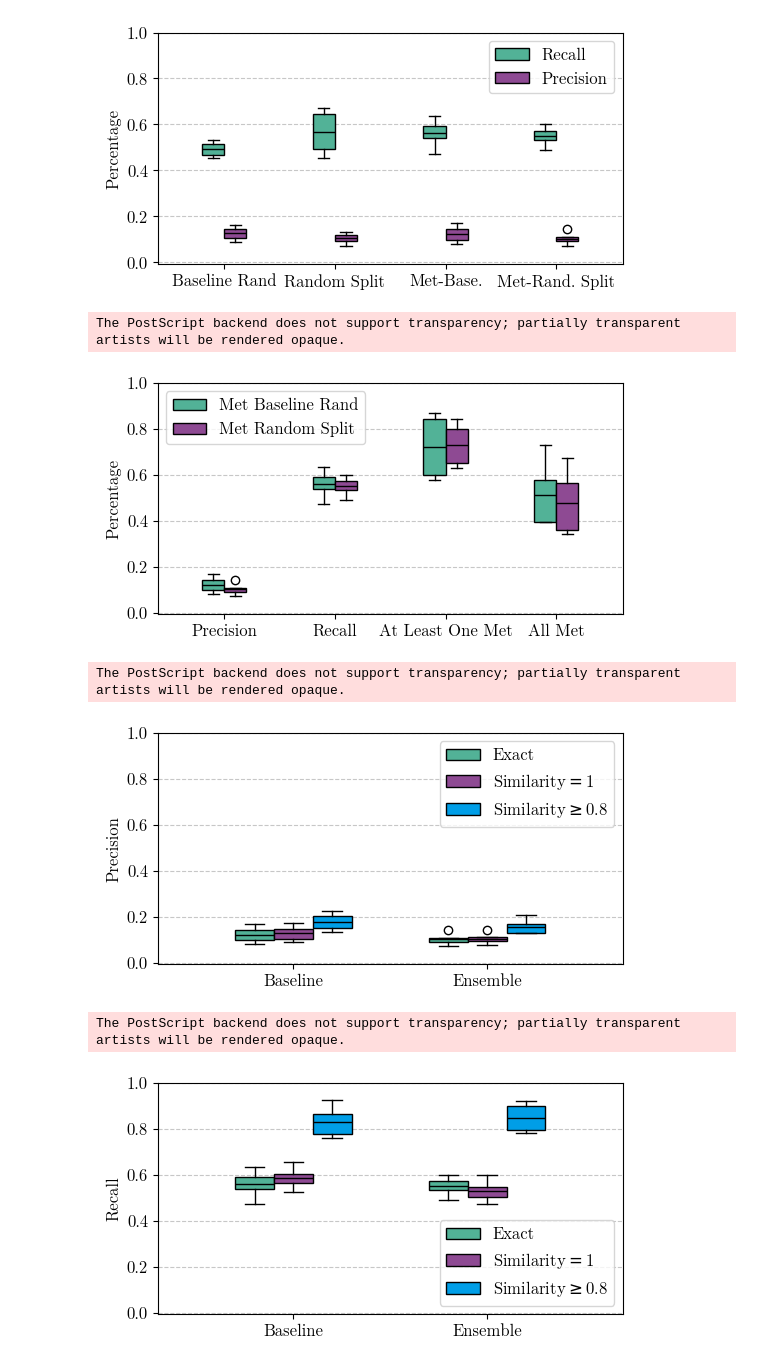
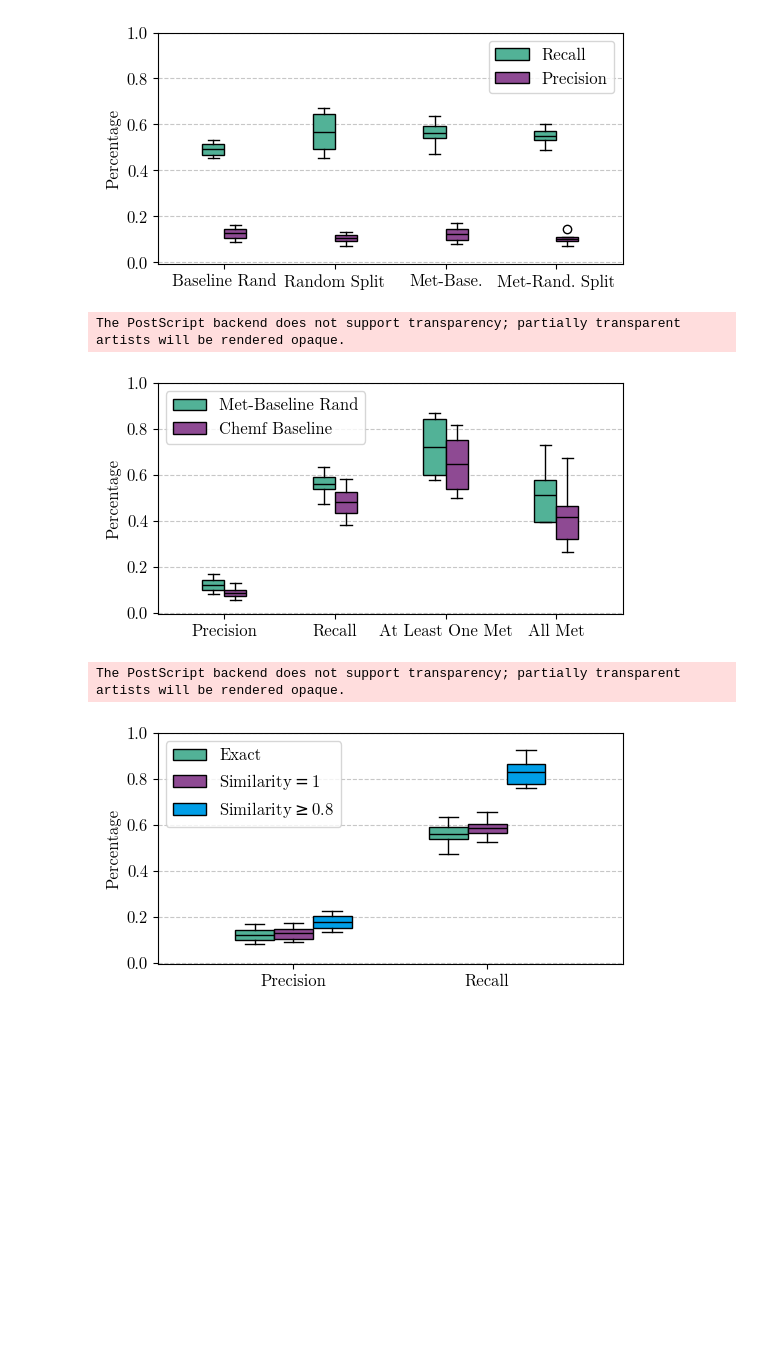
Before and after one commit to tsofiac/LAGOM, a Jupyter notebook: data_analysis/boxplot.ipynb, the cells around one changed output. Drawn from its saved outputs; the diff is of its cells as text; code cells hidden in the pictures; blank space fills up the shorter version.

Commit message:
new plots

```diff
--- a/data_analysis/boxplot.ipynb
+++ b/data_analysis/boxplot.ipynb
@@ -534,23 +547,24 @@ The PostScript backend does not support transparency; partially transparent arti
 bs = 4
 
 recall_base, precision_base, score_one_base, score_all_base = score_result('../evaluation/alohomora/result_metatrans.csv', bs, False)
-recall_random, precision_random, score_one_random, score_all_random = score_result('../evaluation/alohomora/result_comb_metatrans_random_5_per_model.csv', bs, False)
+# recall_random, precision_random, score_one_random, score_all_random = score_result('../evaluation/alohomora/result_comb_metatrans_random_5_per_model.csv', bs, False)
 # recall_base, precision_base, score_one_base, score_all_base = score_result('../evaluation/alohomora/result_base_rand.csv', bs, False)
 # recall_random, precision_random, score_one_random, score_all_random = score_result('../evaluation/alohomora/result_comb_random_split_5_per_model.csv', bs, False)
+recall_initial, precision_initial, score_one_initial, score_all_initial = score_result('../evaluation/alohomora/result_chemf_base_metabolic.csv', bs, False)
 
 base = [precision_base[-2], recall_base[-2], score_one_base[-2], score_all_base[-2]]
-random = [precision_random[-1], recall_random[-1], score_one_random[-1], score_all_random[-1]]
+initial = [precision_initial[-2], recall_initial[-2], score_one_initial[-2], score_all_initial[-2]]
 
 xlabel = None
 xticks = ['Precision', 'Recall', 'At Least One Met', 'All Met']
-labels = ['Met Baseline Rand', 'Met Random Split']
+labels = ['Met-Baseline Rand', 'Chemf Baseline']
 
 ylabel = 'Percentage'
-data = [base, random]
+data = [base, initial]
 multi_boxplot(data, xlabel, ylabel, xticks, labels, 'upper left', 'best_models', 1)
 # %% [output]
 The PostScript backend does not support transparency; partially transparent artists will be rendered opaque.
-[figure, old version]
+[figure, new version]
 # %%
 # Fingerprint
 bs = 4
@@ -574,35 +588,45 @@ labels = ['Exact', 'Similarity$\geq$1', 'Similarity$\geq$0.8']
 # %%
 # Fingerprint Top-10
 bs = 4
 
 recall_base, precision_base, score_one_base, score_all_base = score_result('../evaluation/alohomora/result_metatrans.csv', bs, False)
 recall_base_1, precision_base_1, score_one_base_1, score_all_base_1 = score_result('../evaluation/alohomora/result_metatrans.csv', bs, False, 1)
 recall_base_08, precision_base_08, score_one_base_08, score_all_base_08 = score_result('../evaluation/alohomora/result_metatrans.csv', bs, False, 0.8)
-recall_random, precision_random, score_one_random, score_all_random = score_result('../evaluation/alohomora/result_comb_metatrans_random_5_per_model.csv', bs, False)
-recall_random_1, precision_random_1, score_one_random_1, score_all_random_1 = score_result('../evaluation/alohomora/result_comb_metatrans_random_5_per_model.csv', bs, False, 1)
-recall_random_08, precision_random_08, score_one_random_08, score_all_random_08 = score_result('../evaluation/alohomora/result_comb_metatrans_random_5_per_model.csv', bs, False, 0.8)
+# recall_random, precision_random, score_one_random, score_all_random = score_result('../evaluation/alohomora/result_comb_metatrans_random_5_per_model.csv', bs, False)
+# recall_random_1, precision_random_1, score_one_random_1, score_all_random_1 = score_result('../evaluation/alohomora/result_comb_metatrans_random_5_per_model.csv', bs, False, 1)
+# recall_random_08, precision_random_08, score_one_random_08, score_all_random_08 = score_result('../evaluation/alohomora/result_comb_metatrans_random_5_per_model.csv', bs, False, 0.8)
 
-precision_equal = [precision_base[-2], precision_random[-1]]
-precision_equal_1 = [precision_base_1[-2], precision_random_1[-1]]
-precision_equal_08 = [precision_base_08[-2], precision_random_08[-1]]
+# precision_equal = [precision_base[-2], precision_random[-1]]
+# precision_equal_1 = [precision_base_1[-2], precision_random_1[-1]]
+# precision_equal_08 = [precision_base_08[-2], precision_random_08[-1]]
 
-recall_equal = [recall_base[-2], recall_random[-1]]
-recall_equal_1 = [recall_base_1[-2], recall_random_1[-2]]
-recall_equal_08 = [recall_base_08[-2], recall_random_08[-1]]
+# recall_equal = [recall_base[-2], recall_random[-1]]
+# recall_equal_1 = [recall_base_1[-2], recall_random_1[-2]]
+# recall_equal_08 = [recall_base_08[-2], recall_random_08[-1]]
+
+# precision = [precision_base[-2], precision_base_1[-2], precision_base_08[-2]]
+# recall = [recall_base[-2], recall_base_1[-2], recall_base_08[-2]]
+
+equal = [precision_base[-2], recall_base[-2]]
+equal_1 = [precision_base_1[-2], recall_base_1[-2]]
+equal_08 = [precision_base_08[-2], recall_base_08[-2]]
+
 
 xlabel = None
-xticks = ['Baseline', 'Ensemble']
+xticks = ['Precision', 'Recall']
 labels = ['Exact', 'Similarity$=$1', 'Similarity$\geq$0.8']
 
-ylabel = 'Precision'
-precision = [precision_equal, precision_equal_1, precision_equal_08]
-multi_boxplot(precision, xlabel, ylabel, xticks, labels, 'upper right', 'fingerprint_ensemble_precision', 1)
+ylabel = 'Percentage'
+precision = [equal, equal_1, equal_08]
+multi_boxplot(precision, xlabel, ylabel, xticks, labels, 'upper left', 'fingerprint_comparison', 1)
 
-ylabel = 'Recall'
-recall = [recall_equal, recall_equal_1, recall_equal_08]
-multi_boxplot(recall, xlabel, ylabel, xticks, labels, 'lower right', 'fingerprint_ensemble_recall', 1)
+# ylabel = 'Precision'
+# precision = [precision_equal, precision_equal_1, precision_equal_08]
+# multi_boxplot(precision, xlabel, ylabel, xticks, labels, 'upper right', 'fingerprint_ensemble_precision', 1)
+
+# ylabel = 'Recall'
+# recall = [recall_equal, recall_equal_1, recall_equal_08]
+# multi_boxplot(recall, xlabel, ylabel, xticks, labels, 'lower right', 'fingerprint_ensemble_recall', 1)
 # %% [output]
 The PostScript backend does not support transparency; partially transparent artists will be rendered opaque.
-[figure, old version]
+[figure, new version]
-The PostScript backend does not support transparency; partially transparent artists will be rendered opaque.
-[figure, removed]
```
Also changed, not shown: parts of 6 cells of this notebook, 4 other files.
